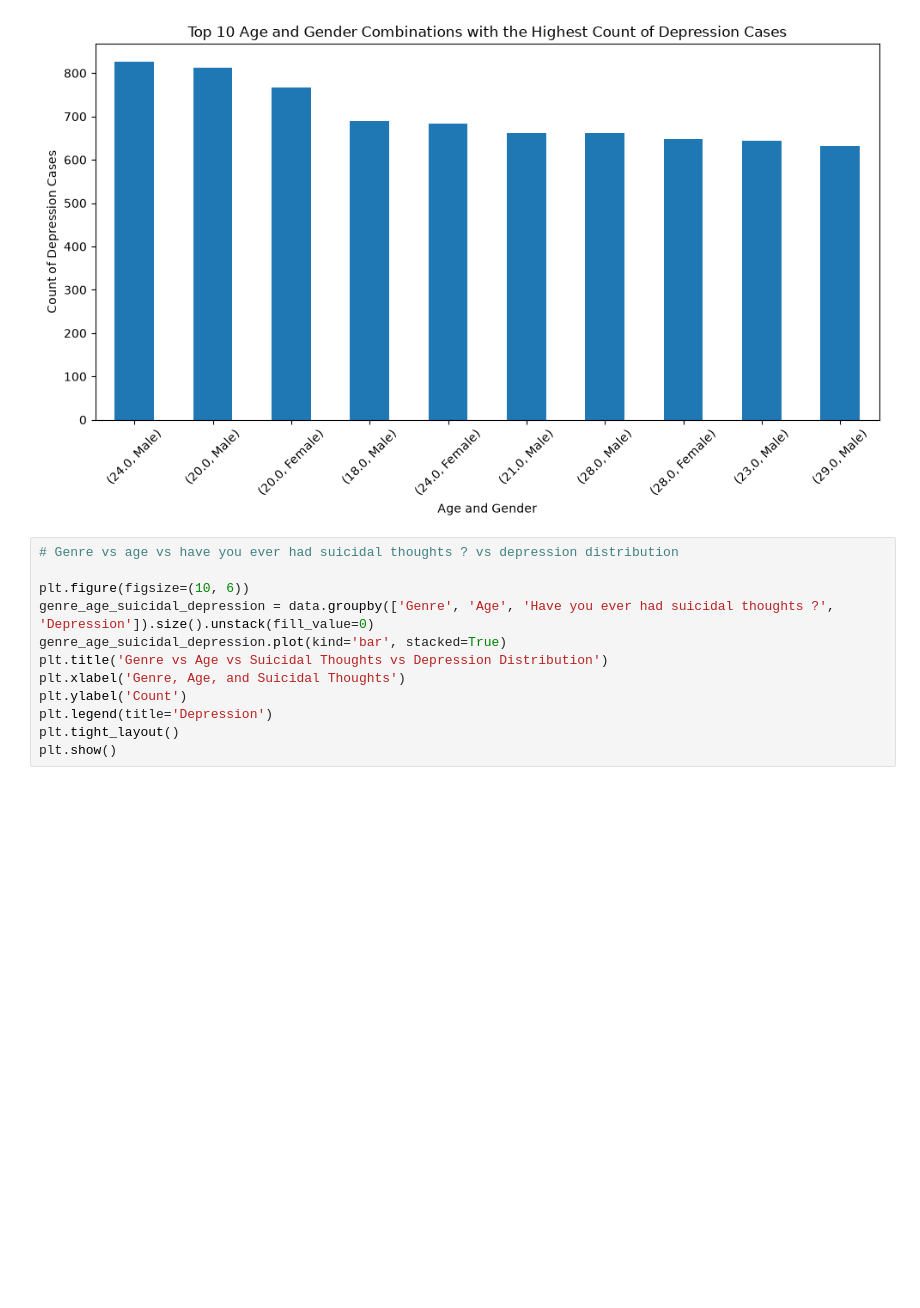
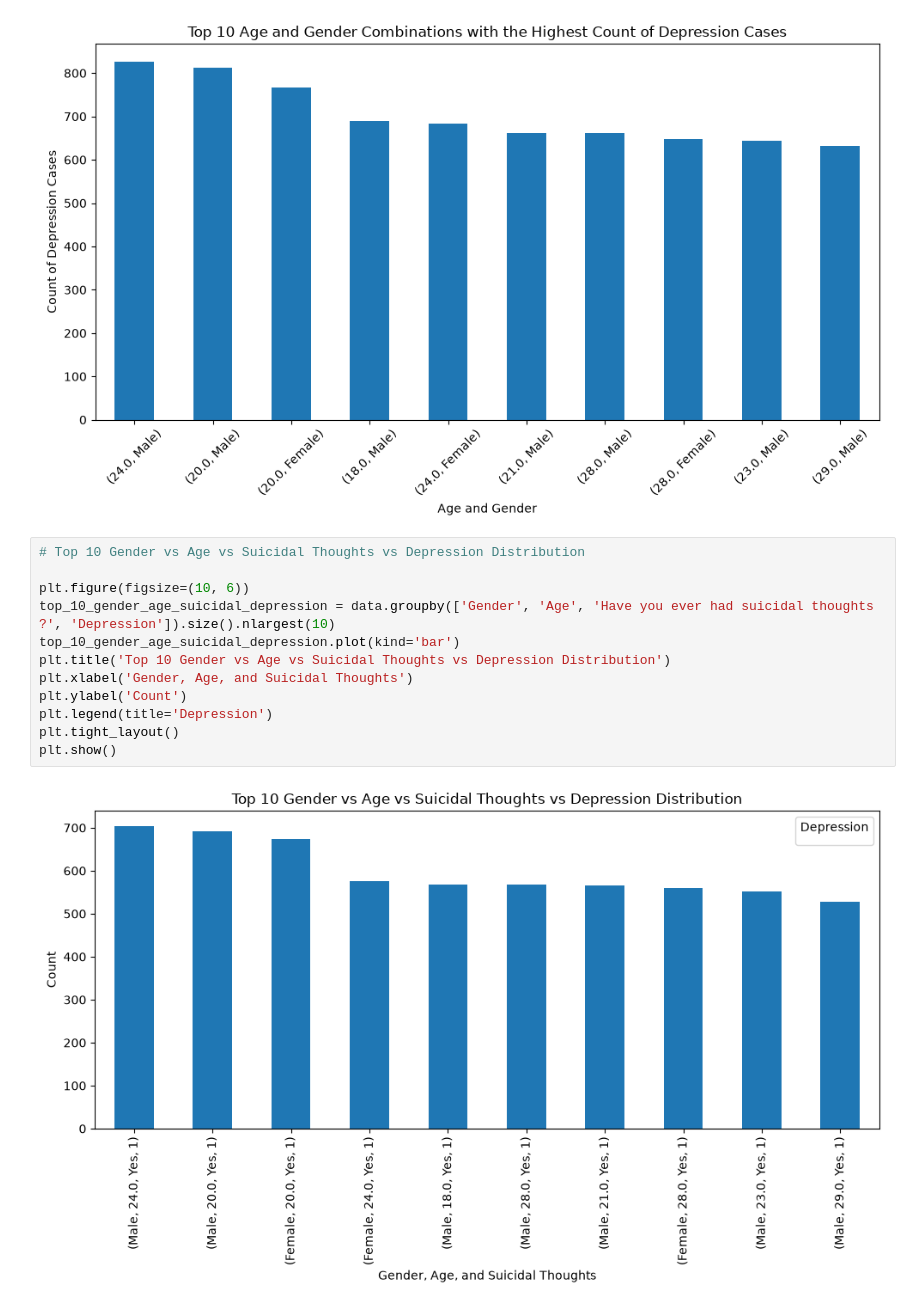
Before and after one commit to UlysseNMK312/Student_depression_analysis, a Jupyter notebook: notebooks/exploration.ipynb, the cells around one changed output. Drawn from its saved outputs; the diff is of its cells as text; blank space fills up the shorter version.

Commit message:
{correlation have you ever had suicidal thoughts ? vs gender vs depression}

```diff
--- a/notebooks/exploration.ipynb
+++ b/notebooks/exploration.ipynb
@@ -327,14 +327,16 @@ plt.show()
 # %% [output]
 [figure]
 # %%
-# Genre vs age vs have you ever had suicidal thoughts ? vs depression distribution
+# Top 10 Gender vs Age vs Suicidal Thoughts vs Depression Distribution
 
 plt.figure(figsize=(10, 6))
-genre_age_suicidal_depression = data.groupby(['Genre', 'Age', 'Have you ever had suicidal thoughts ?', 'Depression']).size().unstack(fill_value=0)
-genre_age_suicidal_depression.plot(kind='bar', stacked=True)
-plt.title('Genre vs Age vs Suicidal Thoughts vs Depression Distribution')
-plt.xlabel('Genre, Age, and Suicidal Thoughts')
+top_10_gender_age_suicidal_depression = data.groupby(['Gender', 'Age', 'Have you ever had suicidal thoughts ?', 'Depression']).size().nlargest(10)
+top_10_gender_age_suicidal_depression.plot(kind='bar')
+plt.title('Top 10 Gender vs Age vs Suicidal Thoughts vs Depression Distribution')
+plt.xlabel('Gender, Age, and Suicidal Thoughts')
 plt.ylabel('Count')
 plt.legend(title='Depression')
 plt.tight_layout()
 plt.show()
+# %% [output]
+[figure, added]
```
Also changed, not shown: parts of 2 cells of this notebook.
